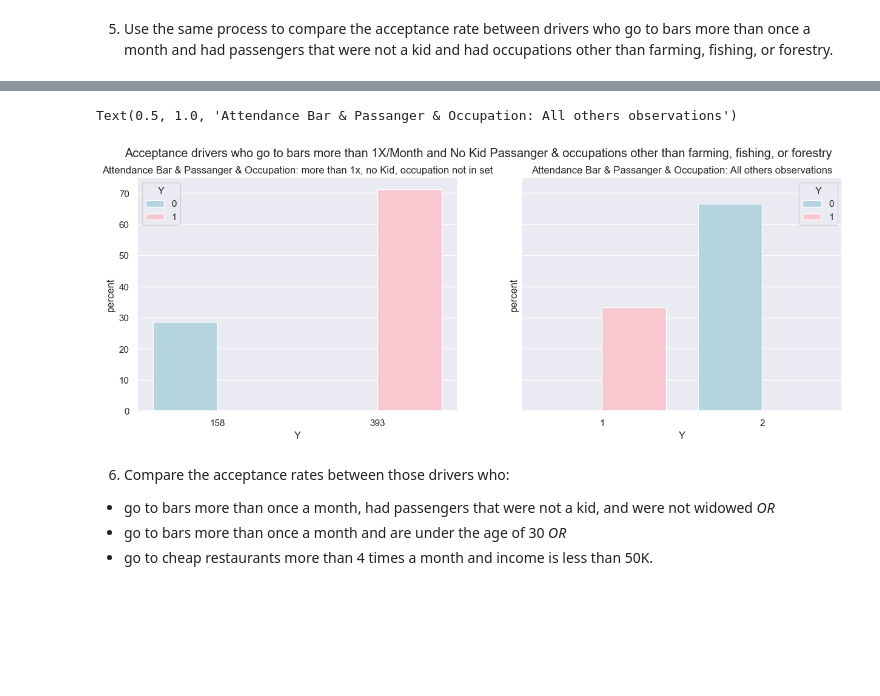
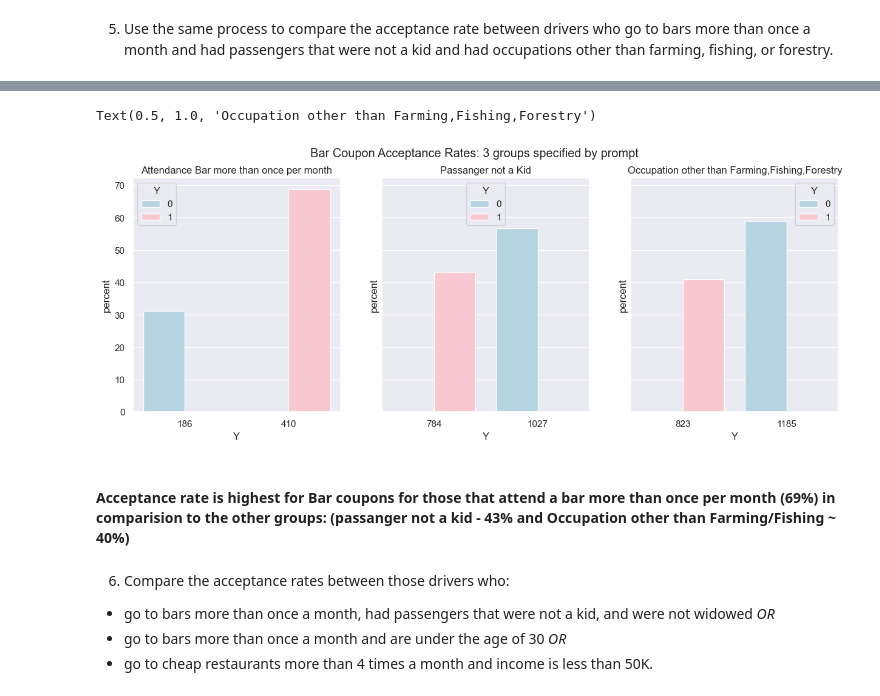
Before and after one commit to kesavan2017/ucbe-AIML-practical-application-51, a Jupyter notebook: prompt.ipynb, the cells around one changed output, grey strips where cells are left out. Cells and saved outputs as stored; diff of their text form; code cells hidden in the pictures; blank space fills up the shorter version.

```diff
--- a/prompt.ipynb
+++ b/prompt.ipynb
@@ -487,0 +414,15 @@ Y
+# %%
+
+df_bar_moreThan1perMonth_p5_a = df_bar_coupon.query('(Bar == @filter_list_bar_more_than_1perMonth)').groupby(['Y'])[['Y']].count()
+df_bar_moreThan1perMonth_p5_a['percent'] = (df_bar_moreThan1perMonth_p5_a['Y']/df_bar_moreThan1perMonth_p5_a.Y.sum())*100
+print (df_bar_moreThan1perMonth_p5_a)
+
+df_bar_moreThan1perMonth_p5_b = df_bar_coupon.query('(passanger != "Kid(s)")').groupby(['Y'])[['Y']].count()
+df_bar_moreThan1perMonth_p5_b['percent'] = (df_bar_moreThan1perMonth_p5_b['Y']/df_bar_moreThan1perMonth_p5_b.Y.sum())*100
+print (df_bar_moreThan1perMonth_p5_b)
+
+#Contra Example: drivers go to bar less than 1x per month, passengers were a Kid, had occupations of  : farming, fishing, forestry :
+# Results in an empty query so that criteria is not met - do more data sanity checks below
+df_bar_moreThan1perMonth_p5_c = df_bar_coupon.query('(occupation != "Farming Fishing & Forestry")').groupby(['Y'])[['Y']].count()
+df_bar_moreThan1perMonth_p5_c['percent'] = (df_bar_moreThan1perMonth_p5_c['Y']/df_bar_moreThan1perMonth_p5_c.Y.sum())*100
+print (df_bar_moreThan1perMonth_p5_c)
@@ -488,17 +442,22 @@ Y
 # %%
 # Create subplots to visualize the table for the Group that went to a bar 3 or fewer times vs. the group that went to a Bar more than 3 times a per month:
 #
 #
-fig4, axes = plt.subplots(1, 2, figsize=(15, 5), sharey=True)
-fig4.suptitle('Acceptance drivers who go to bars more than 1X/Month and No Kid Passanger & occupations other than farming, fishing, or forestry')
+fig4, axes = plt.subplots(1, 3, figsize=(15, 5), sharey=True)
+fig4.suptitle('Bar Coupon Acceptance Rates: 3 groups specified by prompt')
 
-sns.barplot(ax=axes[0], x=df_bar_moreThan1perMonth_p5['Y'], y=df_bar_moreThan1perMonth_p5['percent'], hue=df_bar_moreThan1perMonth_p5.index.astype(str), palette=['lightblue', 'pink'])
-sns.barplot(ax=axes[1], x=df_bar_moreThan1perMonth_p5_2['Y'], y=df_bar_moreThan1perMonth_p5_2['percent'], hue=df_bar_moreThan1perMonth_p5_2.index.astype(str), palette=['lightblue', 'pink'])
-axes[0].set_title('Attendance Bar & Passanger & Occupation: more than 1x, no Kid, occupation not in set')
-axes[1].set_title('Attendance Bar & Passanger & Occupation: All others observations')
+sns.barplot(ax=axes[0], x=df_bar_moreThan1perMonth_p5_a['Y'], y=df_bar_moreThan1perMonth_p5_a['percent'], hue=df_bar_moreThan1perMonth_p5_a.index.astype(str), palette=['lightblue', 'pink'])
+sns.barplot(ax=axes[1], x=df_bar_moreThan1perMonth_p5_b['Y'], y=df_bar_moreThan1perMonth_p5_b['percent'], hue=df_bar_moreThan1perMonth_p5_b.index.astype(str), palette=['lightblue', 'pink'])
+sns.barplot(ax=axes[2], x=df_bar_moreThan1perMonth_p5_c['Y'], y=df_bar_moreThan1perMonth_p5_c['percent'], hue=df_bar_moreThan1perMonth_p5_c.index.astype(str), palette=['lightblue', 'pink'])
+
+axes[0].set_title('Attendance Bar more than once per month')
+axes[1].set_title('Passanger not a Kid')
+axes[2].set_title('Occupation other than Farming,Fishing,Forestry')
 # %% [output]
-Text(0.5, 1.0, 'Attendance Bar & Passanger & Occupation: All others observations')
+Text(0.5, 1.0, 'Occupation other than Farming,Fishing,Forestry')
-[figure, old version]
+[figure, new version]
+# %% [markdown]
+#### Acceptance rate is highest for Bar coupons for those that attend a bar more than once per month (69%) in comparision to the other groups: (passanger not a kid - 43% and Occupation other than Farming/Fishing ~ 40%)
 # %% [markdown]
 6. Compare the acceptance rates between those drivers who:
 
```
Also changed, not shown: parts of 14 cells of this notebook.
